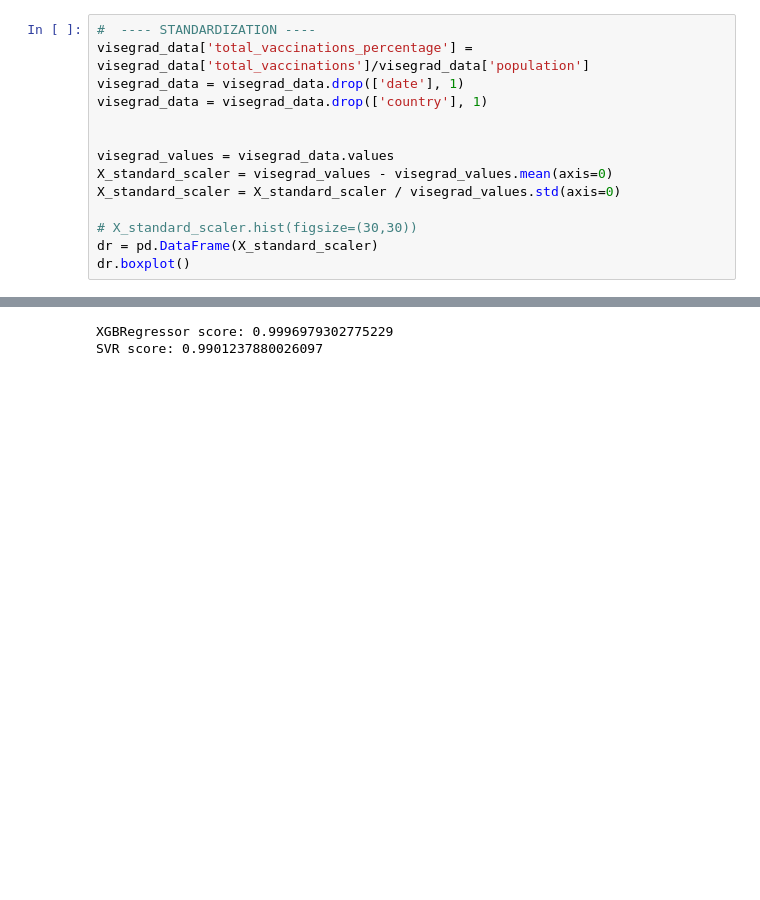
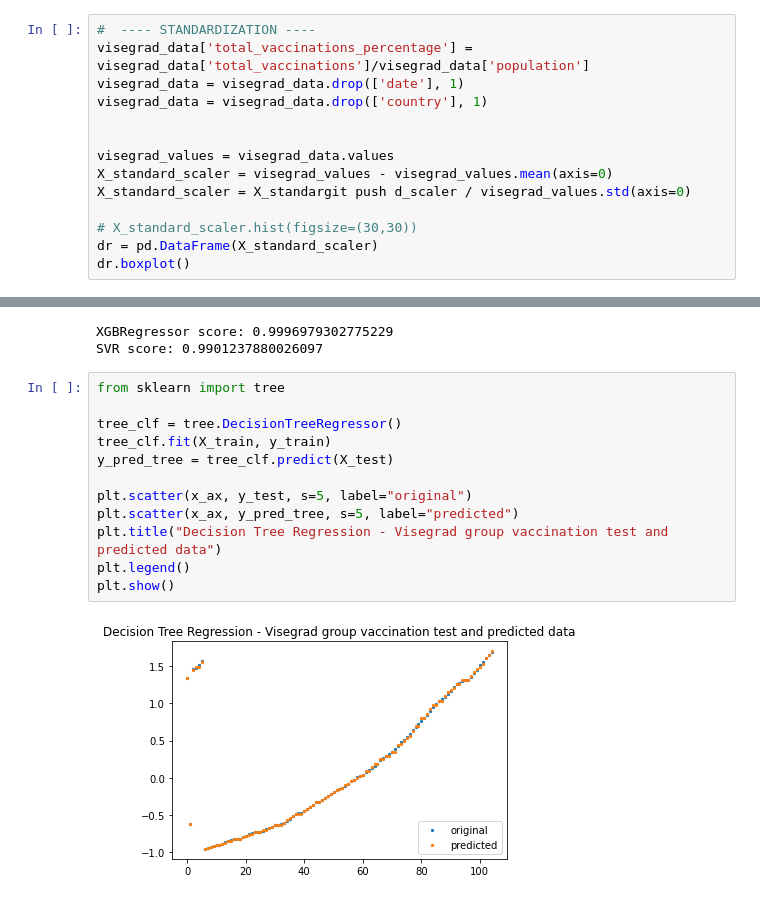
Before and after one commit to cinekpl97/knowledge-discovery-methods-vaccination-prediction, a Jupyter notebook: covid_vaccination.ipynb, the cells around one changed output, grey strips where cells are left out. Cells and saved outputs as stored; diff of their text form; blank space fills up the shorter version.

Commit message:
Use Decision Tree for prediction

```diff
--- a/covid_vaccination.ipynb
+++ b/covid_vaccination.ipynb
@@ -74,7 +73,7 @@ visegrad_data = visegrad_data.drop(['country'], 1)
 
 visegrad_values = visegrad_data.values
 X_standard_scaler = visegrad_values - visegrad_values.mean(axis=0)
-X_standard_scaler = X_standard_scaler / visegrad_values.std(axis=0)
+X_standard_scaler = X_standargit push d_scaler / visegrad_values.std(axis=0)
 
 # X_standard_scaler.hist(figsize=(30,30))
 dr = pd.DataFrame(X_standard_scaler)
@@ -161,3 +160,17 @@ print(f'SVR score: {r2_score_svr}')
 # %% [output]
 XGBRegressor score: 0.9996979302775229
 SVR score: 0.9901237880026097
+# %%
+from sklearn import tree
+
+tree_clf = tree.DecisionTreeRegressor()
+tree_clf.fit(X_train, y_train)
+y_pred_tree = tree_clf.predict(X_test)
+
+plt.scatter(x_ax, y_test, s=5, label="original")
+plt.scatter(x_ax, y_pred_tree, s=5, label="predicted")
+plt.title("Decision Tree Regression - Visegrad group vaccination test and predicted data")
+plt.legend()
+plt.show()
+# %% [output]
+[figure, added]
```
Also changed, not shown: parts of 1 cell of this notebook.
